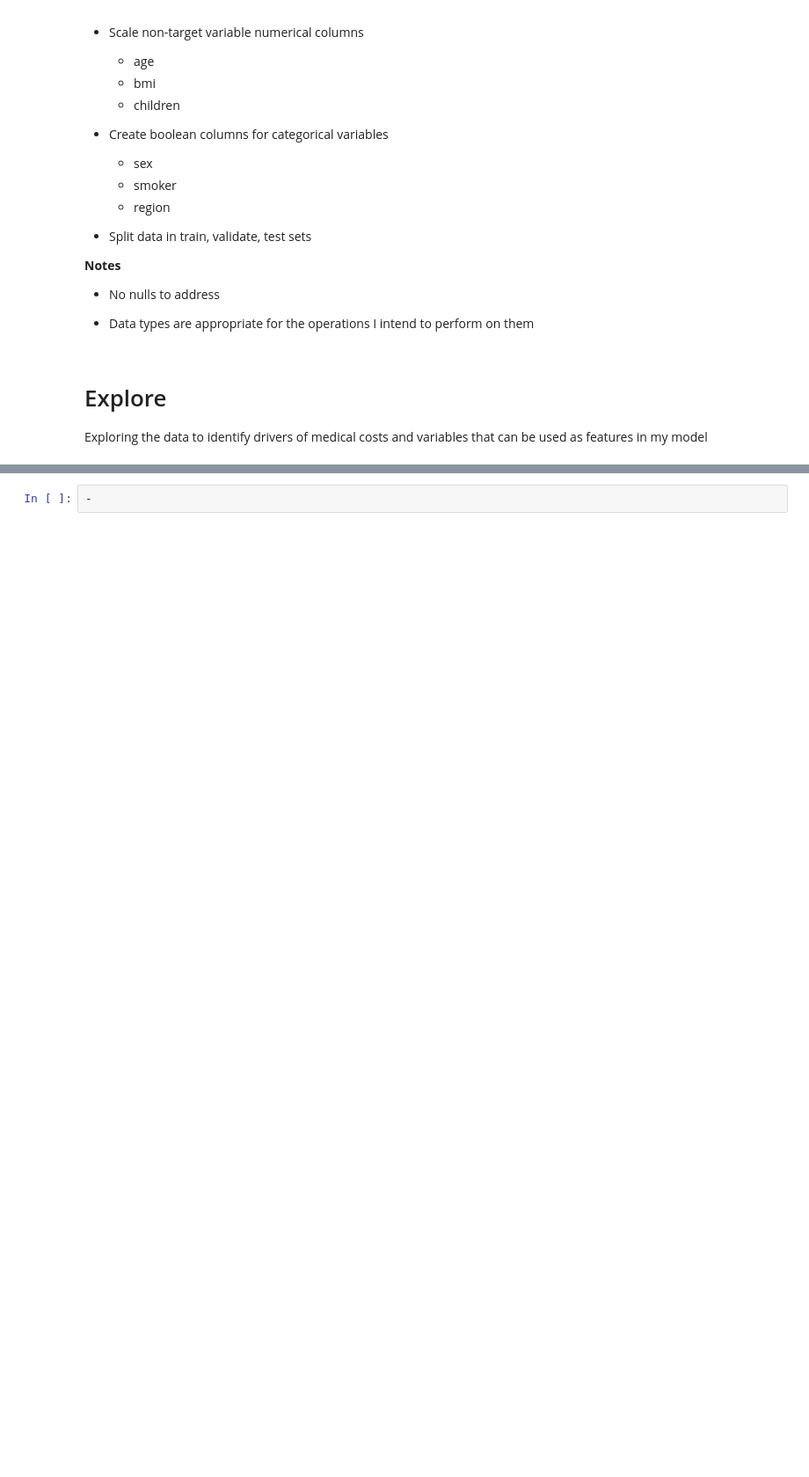
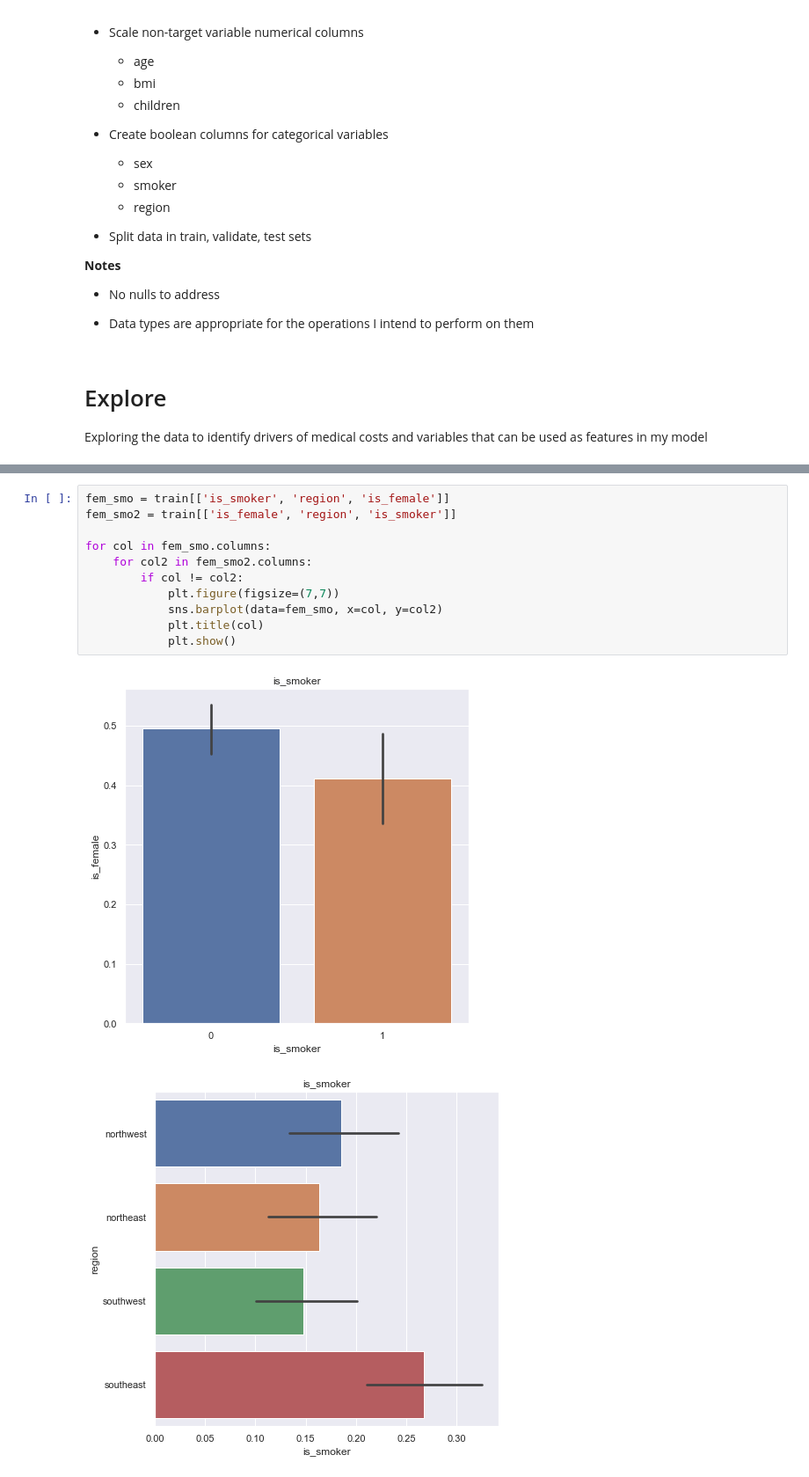
Before and after one commit to SamuelD-Data/medical_cost_project, a Jupyter notebook: medical_cost_notebook.ipynb, the cells around one changed output, grey strips where cells are left out. Shown: that part at 88% size. Saved outputs shown, nothing was run; the diff lists cells and outputs as text; blank space fills up the shorter version.

```diff
--- a/medical_cost_notebook.ipynb
+++ b/medical_cost_notebook.ipynb
@@ -234,2 +252,14 @@ sns.heatmap(corr, mask = mask, cmap=cmap, vmax=.3, center=0,
-# %%
--
+# %%
+fem_smo = train[['is_smoker', 'region', 'is_female']]
+fem_smo2 = train[['is_female', 'region', 'is_smoker']]
+
+for col in fem_smo.columns:
+    for col2 in fem_smo2.columns:
+        if col != col2:
+            plt.figure(figsize=(7,7))
+            sns.barplot(data=fem_smo, x=col, y=col2)
+            plt.title(col)
+            plt.show()
+# %% [output]
+[figure, added]
+[figure, added]
```
Also changed, not shown: parts of 11 cells of this notebook.
